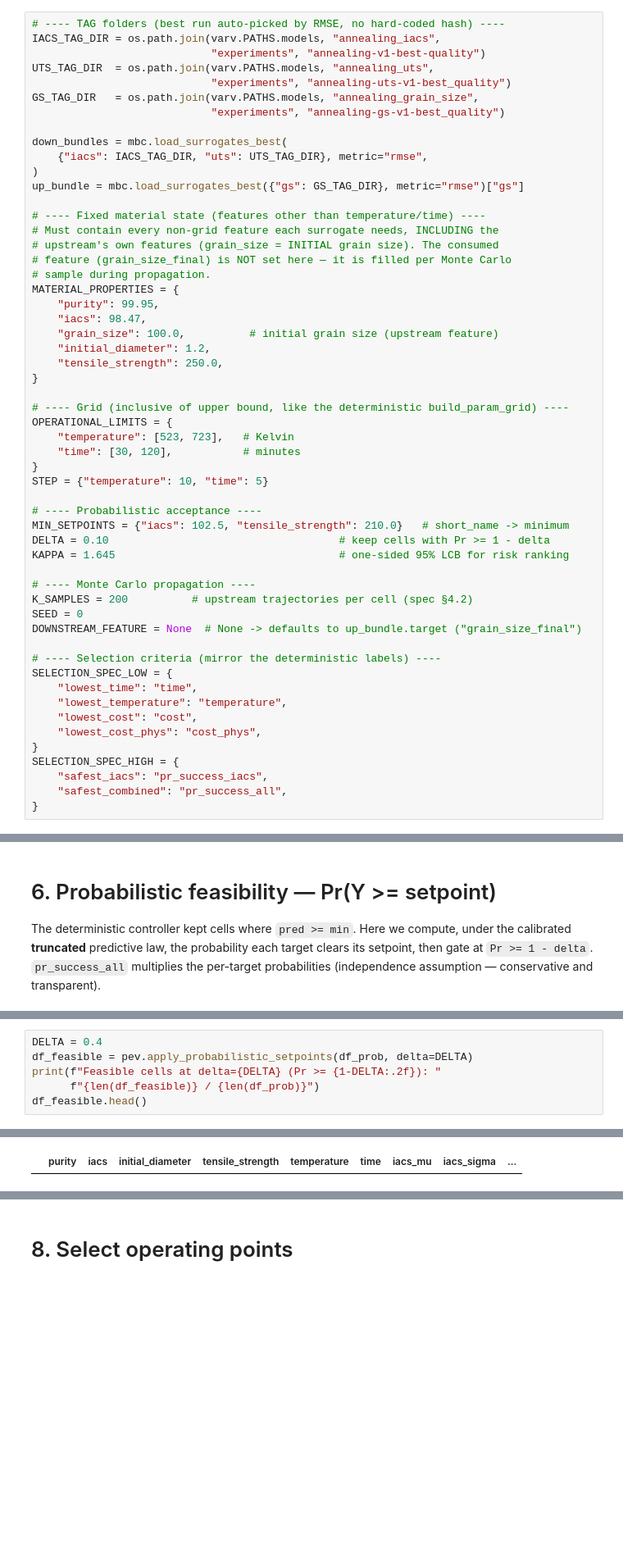
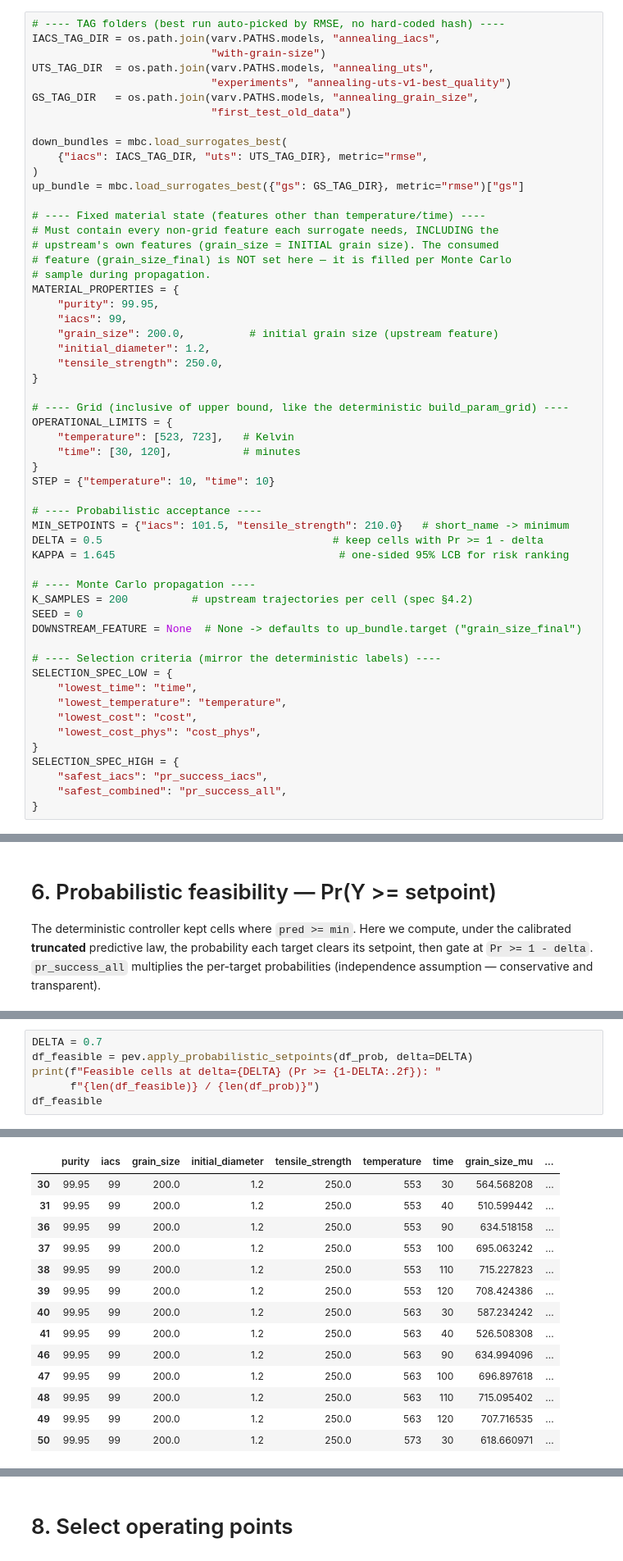
Before and after one commit to FelipeMFO-RM/uncertainty-aware-predictors, a Jupyter notebook: notebooks/exploration/mbc_annealing_downstream.ipynb, the cells around one changed output, grey strips where cells are left out. Shown at 82% size. Drawn from its saved outputs; the diff is of its cells as text; blank space fills up the shorter version.

```diff
--- a/notebooks/exploration/mbc_annealing_downstream.ipynb
+++ b/notebooks/exploration/mbc_annealing_downstream.ipynb
@@ -71,11 +71,11 @@ Section 10 of the annealing notebooks (or any `<run_dir>` from ExperimentRunner)
 # %%
 # ---- TAG folders (best run auto-picked by RMSE, no hard-coded hash) ----
 IACS_TAG_DIR = os.path.join(varv.PATHS.models, "annealing_iacs",
-                            "experiments", "annealing-v1-best-quality")
+                            "with-grain-size")
 UTS_TAG_DIR  = os.path.join(varv.PATHS.models, "annealing_uts",
                             "experiments", "annealing-uts-v1-best_quality")
 GS_TAG_DIR   = os.path.join(varv.PATHS.models, "annealing_grain_size",
-                            "experiments", "annealing-gs-v1-best_quality")
+                            "first_test_old_data")
 
 down_bundles = mbc.load_surrogates_best(
     {"iacs": IACS_TAG_DIR, "uts": UTS_TAG_DIR}, metric="rmse",
@@ -89,8 +89,8 @@ up_bundle = mbc.load_surrogates_best({"gs": GS_TAG_DIR}, metric="rmse")["gs"]
 # sample during propagation.
 MATERIAL_PROPERTIES = {
     "purity": 99.95,
-    "iacs": 98.47,
-    "grain_size": 100.0,          # initial grain size (upstream feature)
+    "iacs": 99,
+    "grain_size": 200.0,          # initial grain size (upstream feature)
     "initial_diameter": 1.2,
     "tensile_strength": 250.0,
 }
@@ -100,11 +100,11 @@ OPERATIONAL_LIMITS = {
     "temperature": [523, 723],   # Kelvin
     "time": [30, 120],           # minutes
 }
-STEP = {"temperature": 10, "time": 5}
+STEP = {"temperature": 10, "time": 10}
 
 # ---- Probabilistic acceptance ----
-MIN_SETPOINTS = {"iacs": 102.5, "tensile_strength": 210.0}   # short_name -> minimum
-DELTA = 0.10                                    # keep cells with Pr >= 1 - delta
+MIN_SETPOINTS = {"iacs": 101.5, "tensile_strength": 210.0}   # short_name -> minimum
+DELTA = 0.5                                    # keep cells with Pr >= 1 - delta
 KAPPA = 1.645                                   # one-sided 95% LCB for risk ranking
 
 # ---- Monte Carlo propagation ----
@@ -327,7 +354,7 @@ df_pred
 # %%
-DELTA = 0.4
+DELTA = 0.7
 df_feasible = pev.apply_probabilistic_setpoints(df_prob, delta=DELTA)
 print(f"Feasible cells at delta={DELTA} (Pr >= {1-DELTA:.2f}): "
       f"{len(df_feasible)} / {len(df_prob)}")
-df_feasible.head()
+df_feasible
 # %% [output]
@@ -337 +363,14 @@ Feasible cells at delta=0.4 (Pr >= 0.60): 0 / 399
-|  | purity | iacs | initial_diameter | tensile_strength | temperature | time | iacs_mu | iacs_sigma | ... |
+|  | purity | iacs | grain_size | initial_diameter | tensile_strength | temperature | time | grain_size_mu | ... |
+| 30 | 99.95 | 99 | 200.0 | 1.2 | 250.0 | 553 | 30 | 564.568208 | ... |
+| 31 | 99.95 | 99 | 200.0 | 1.2 | 250.0 | 553 | 40 | 510.599442 | ... |
+| 36 | 99.95 | 99 | 200.0 | 1.2 | 250.0 | 553 | 90 | 634.518158 | ... |
+| 37 | 99.95 | 99 | 200.0 | 1.2 | 250.0 | 553 | 100 | 695.063242 | ... |
+| 38 | 99.95 | 99 | 200.0 | 1.2 | 250.0 | 553 | 110 | 715.227823 | ... |
+| 39 | 99.95 | 99 | 200.0 | 1.2 | 250.0 | 553 | 120 | 708.424386 | ... |
+| 40 | 99.95 | 99 | 200.0 | 1.2 | 250.0 | 563 | 30 | 587.234242 | ... |
+| 41 | 99.95 | 99 | 200.0 | 1.2 | 250.0 | 563 | 40 | 526.508308 | ... |
+| 46 | 99.95 | 99 | 200.0 | 1.2 | 250.0 | 563 | 90 | 634.994096 | ... |
+| 47 | 99.95 | 99 | 200.0 | 1.2 | 250.0 | 563 | 100 | 696.897618 | ... |
+| 48 | 99.95 | 99 | 200.0 | 1.2 | 250.0 | 563 | 110 | 715.095402 | ... |
+| 49 | 99.95 | 99 | 200.0 | 1.2 | 250.0 | 563 | 120 | 707.716535 | ... |
+| 50 | 99.95 | 99 | 200.0 | 1.2 | 250.0 | 573 | 30 | 618.660971 | ... |
```
Also changed, not shown: parts of 27 cells of this notebook.
